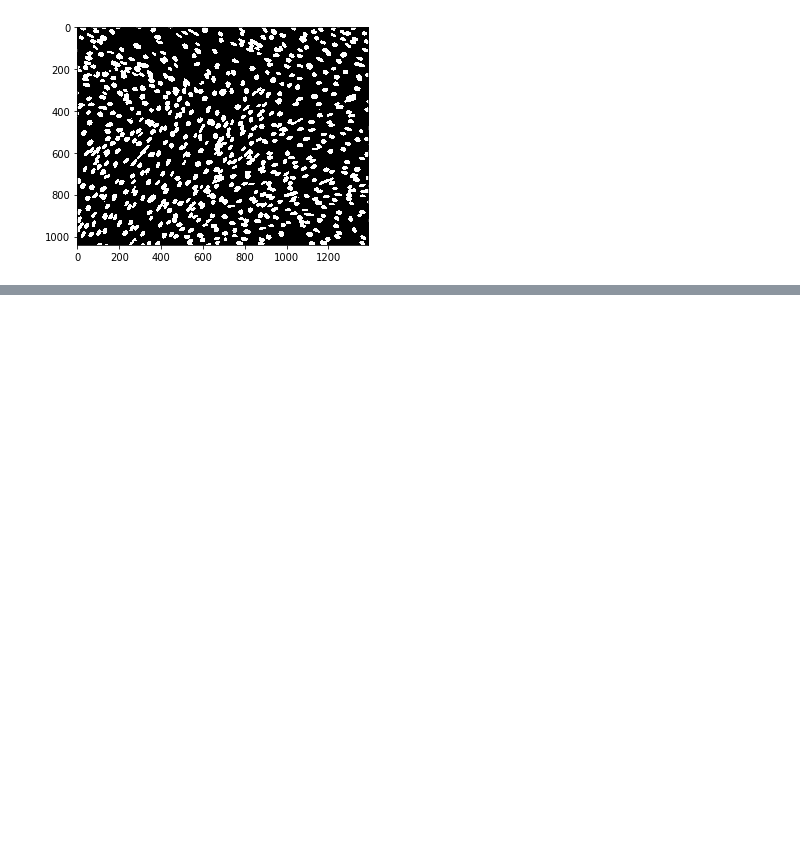
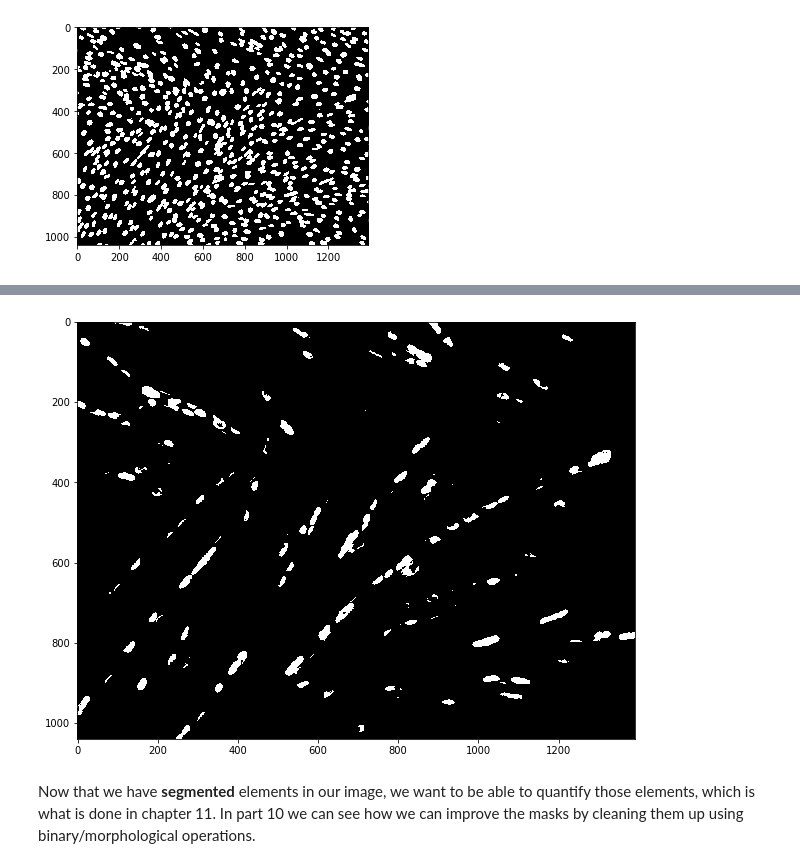
Before and after one commit to guiwitz/PyImageCourse_beginner, a Jupyter notebook: 09-Thresholding.ipynb, the cells around one changed output, grey strips where cells are left out. Saved outputs shown, nothing was run; the diff lists cells and outputs as text; code cells hidden in the pictures; blank space fills up the shorter version.

```diff
--- a/09-Thresholding.ipynb
+++ b/09-Thresholding.ipynb
@@ -97,5 +97,5 @@ print(my_otsu_threshold)
 # %% [markdown]
 Using that value we can create a new mask:
 # %%
-mask_otsu = image_nuclei > my_otsu_threshold
+mask_nuclei = image_nuclei > my_otsu_threshold
 # %%
@@ -105,0 +128,10 @@ plt.show()
+# %%
+nuclei_in_cells = mask_cells * mask_nuclei
+# %%
+plt.subplots(figsize=(10,10))
+plt.imshow(nuclei_in_cells, cmap = 'gray')
+plt.show()
+# %% [output]
+[figure, added]
+# %% [markdown]
+Now that we have **segmented** elements in our image, we want to be able to quantify those elements, which is what is done in chapter 11. In part 10 we can see how we can improve the masks by cleaning them up using binary/morphological operations.
```
Also changed, not shown: parts of 8 cells of this notebook, 5 other files.
